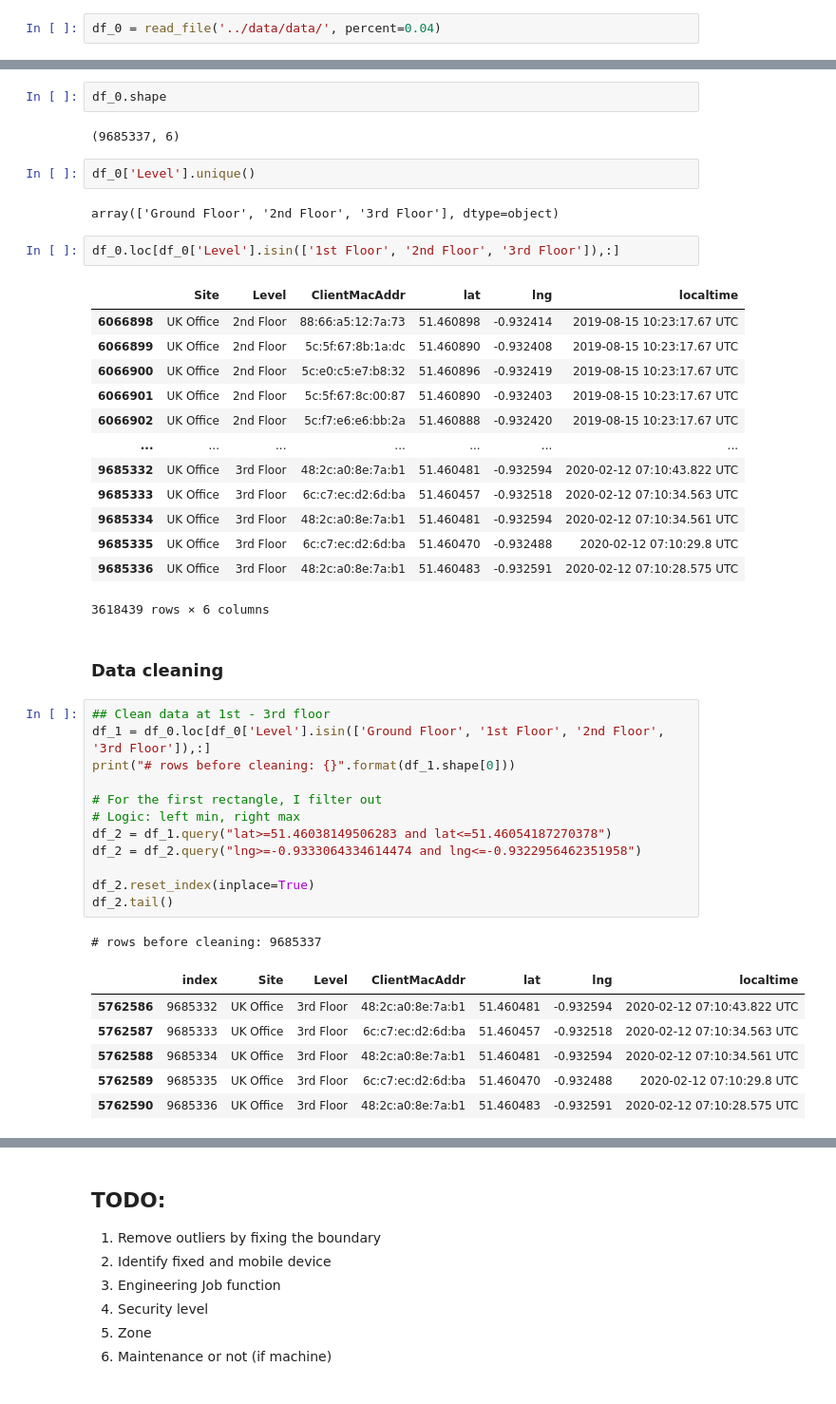
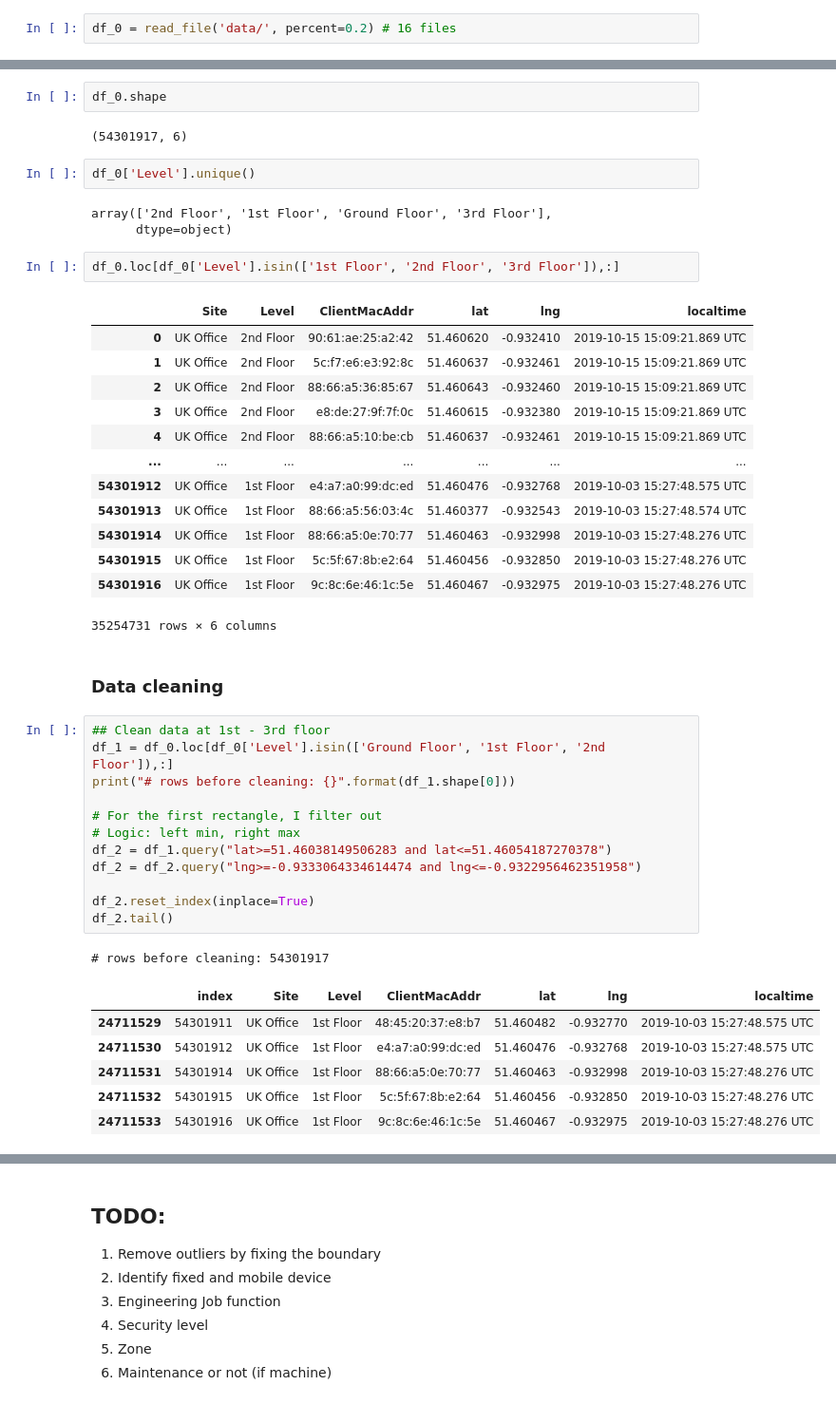
Before and after one commit to Khaninsi/Kiana_analytics, a Jupyter notebook: Code/Data Analysis_combined.ipynb, the cells around one changed output, grey strips where cells are left out. Shown at 95% size. Saved outputs shown, nothing was run; the diff lists cells and outputs as text.

```diff
--- a/Code/Data Analysis_combined.ipynb
+++ b/Code/Data Analysis_combined.ipynb
@@ -27,4 +29,4 @@ def read_file(in_folder, percent=1):
     return df
 # %%
-df_0 = read_file('../data/data/', percent=0.04)
+df_0 = read_file('data/', percent=0.2) # 16 files
 # %% [output]
@@ -34,49 +50,50 @@ df_0 = read_file('../data/data/', percent=0.04)
 # %%
 df_0.shape
 # %% [output]
-(9685337, 6)
+(54301917, 6)
 # %%
 df_0['Level'].unique()
 # %% [output]
-array(['Ground Floor', '2nd Floor', '3rd Floor'], dtype=object)
+array(['2nd Floor', '1st Floor', 'Ground Floor', '3rd Floor'],
+      dtype=object)
 # %%
 df_0.loc[df_0['Level'].isin(['1st Floor', '2nd Floor', '3rd Floor']),:]
 # %% [output]
 |  | Site | Level | ClientMacAddr | lat | lng | localtime |
-| 6066898 | UK Office | 2nd Floor | 88:66:a5:12:7a:73 | 51.460898 | -0.932414 | 2019-08-15 10:23:17.67 UTC |
-| 6066899 | UK Office | 2nd Floor | 5c:5f:67:8b:1a:dc | 51.460890 | -0.932408 | 2019-08-15 10:23:17.67 UTC |
-| 6066900 | UK Office | 2nd Floor | 5c:e0:c5:e7:b8:32 | 51.460896 | -0.932419 | 2019-08-15 10:23:17.67 UTC |
-| 6066901 | UK Office | 2nd Floor | 5c:5f:67:8c:00:87 | 51.460890 | -0.932403 | 2019-08-15 10:23:17.67 UTC |
-| 6066902 | UK Office | 2nd Floor | 5c:f7:e6:e6:bb:2a | 51.460888 | -0.932420 | 2019-08-15 10:23:17.67 UTC |
+| 0 | UK Office | 2nd Floor | 90:61:ae:25:a2:42 | 51.460620 | -0.932410 | 2019-10-15 15:09:21.869 UTC |
+| 1 | UK Office | 2nd Floor | 5c:f7:e6:e3:92:8c | 51.460637 | -0.932461 | 2019-10-15 15:09:21.869 UTC |
+| 2 | UK Office | 2nd Floor | 88:66:a5:36:85:67 | 51.460643 | -0.932460 | 2019-10-15 15:09:21.869 UTC |
+| 3 | UK Office | 2nd Floor | e8:de:27:9f:7f:0c | 51.460615 | -0.932380 | 2019-10-15 15:09:21.869 UTC |
+| 4 | UK Office | 2nd Floor | 88:66:a5:10:be:cb | 51.460637 | -0.932461 | 2019-10-15 15:09:21.869 UTC |
 | ... | ... | ... | ... | ... | ... | ... |
-| 9685332 | UK Office | 3rd Floor | 48:2c:a0:8e:7a:b1 | 51.460481 | -0.932594 | 2020-02-12 07:10:43.822 UTC |
-| 9685333 | UK Office | 3rd Floor | 6c:c7:ec:d2:6d:ba | 51.460457 | -0.932518 | 2020-02-12 07:10:34.563 UTC |
-| 9685334 | UK Office | 3rd Floor | 48:2c:a0:8e:7a:b1 | 51.460481 | -0.932594 | 2020-02-12 07:10:34.561 UTC |
-| 9685335 | UK Office | 3rd Floor | 6c:c7:ec:d2:6d:ba | 51.460470 | -0.932488 | 2020-02-12 07:10:29.8 UTC |
-| 9685336 | UK Office | 3rd Floor | 48:2c:a0:8e:7a:b1 | 51.460483 | -0.932591 | 2020-02-12 07:10:28.575 UTC |
+| 54301912 | UK Office | 1st Floor | e4:a7:a0:99:dc:ed | 51.460476 | -0.932768 | 2019-10-03 15:27:48.575 UTC |
+| 54301913 | UK Office | 1st Floor | 88:66:a5:56:03:4c | 51.460377 | -0.932543 | 2019-10-03 15:27:48.574 UTC |
+| 54301914 | UK Office | 1st Floor | 88:66:a5:0e:70:77 | 51.460463 | -0.932998 | 2019-10-03 15:27:48.276 UTC |
+| 54301915 | UK Office | 1st Floor | 5c:5f:67:8b:e2:64 | 51.460456 | -0.932850 | 2019-10-03 15:27:48.276 UTC |
+| 54301916 | UK Office | 1st Floor | 9c:8c:6e:46:1c:5e | 51.460467 | -0.932975 | 2019-10-03 15:27:48.276 UTC |
-3618439 rows × 6 columns
+35254731 rows × 6 columns
 # %% [markdown]
 ### Data cleaning
 # %%
 ## Clean data at 1st - 3rd floor
-df_1 = df_0.loc[df_0['Level'].isin(['Ground Floor', '1st Floor', '2nd Floor', '3rd Floor']),:]
+df_1 = df_0.loc[df_0['Level'].isin(['Ground Floor', '1st Floor', '2nd Floor']),:]
 print("# rows before cleaning: {}".format(df_1.shape[0]))
 
 # For the first rectangle, I filter out
 # Logic: left min, right max
 df_2 = df_1.query("lat>=51.46038149506283 and lat<=51.46054187270378")
 df_2 = df_2.query("lng>=-0.9333064334614474 and lng<=-0.9322956462351958")
 
 df_2.reset_index(inplace=True)
 df_2.tail()
 # %% [output]
-# rows before cleaning: 9685337
+# rows before cleaning: 54301917
 |  | index | Site | Level | ClientMacAddr | lat | lng | localtime |
-| 5762586 | 9685332 | UK Office | 3rd Floor | 48:2c:a0:8e:7a:b1 | 51.460481 | -0.932594 | 2020-02-12 07:10:43.822 UTC |
-| 5762587 | 9685333 | UK Office | 3rd Floor | 6c:c7:ec:d2:6d:ba | 51.460457 | -0.932518 | 2020-02-12 07:10:34.563 UTC |
-| 5762588 | 9685334 | UK Office | 3rd Floor | 48:2c:a0:8e:7a:b1 | 51.460481 | -0.932594 | 2020-02-12 07:10:34.561 UTC |
-| 5762589 | 9685335 | UK Office | 3rd Floor | 6c:c7:ec:d2:6d:ba | 51.460470 | -0.932488 | 2020-02-12 07:10:29.8 UTC |
-| 5762590 | 9685336 | UK Office | 3rd Floor | 48:2c:a0:8e:7a:b1 | 51.460483 | -0.932591 | 2020-02-12 07:10:28.575 UTC |
+| 24711529 | 54301911 | UK Office | 1st Floor | 48:45:20:37:e8:b7 | 51.460482 | -0.932770 | 2019-10-03 15:27:48.575 UTC |
+| 24711530 | 54301912 | UK Office | 1st Floor | e4:a7:a0:99:dc:ed | 51.460476 | -0.932768 | 2019-10-03 15:27:48.575 UTC |
+| 24711531 | 54301914 | UK Office | 1st Floor | 88:66:a5:0e:70:77 | 51.460463 | -0.932998 | 2019-10-03 15:27:48.276 UTC |
+| 24711532 | 54301915 | UK Office | 1st Floor | 5c:5f:67:8b:e2:64 | 51.460456 | -0.932850 | 2019-10-03 15:27:48.276 UTC |
+| 24711533 | 54301916 | UK Office | 1st Floor | 9c:8c:6e:46:1c:5e | 51.460467 | -0.932975 | 2019-10-03 15:27:48.276 UTC |
 # %%
 # For the second rectangle, I filter out
 df_3 = df_1.query("lat>=51.46055295640854 and lat<=51.460984859445034")
```
Also changed, not shown: parts of 35 cells of this notebook, 1 other file.
